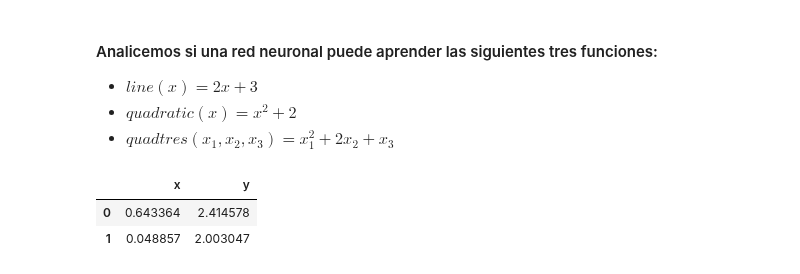
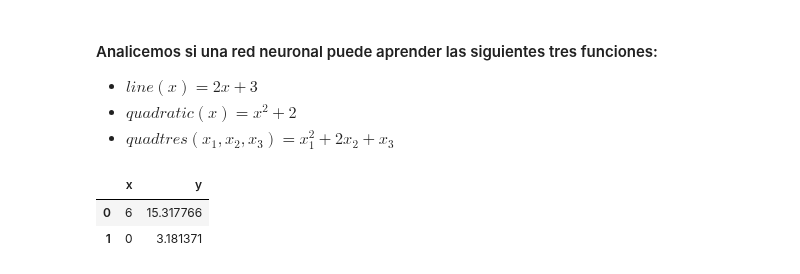
Before and after one commit to igomezv/DataScienceIntermedio, a Jupyter notebook: 4-1-Intro-a-redes-neuronales.ipynb, the cells around one changed output. Saved outputs shown, nothing was run; the diff lists cells and outputs as text; code cells hidden in the pictures.

```diff
--- a/4-1-Intro-a-redes-neuronales.ipynb
+++ b/4-1-Intro-a-redes-neuronales.ipynb
@@ -71,29 +72,33 @@ def quadtres(x):
     return y
 # %%
 # Descomentar función para generar datos
-# fn = line
-fn = quadratic
+fn = line
+# fn = quadratic
 # fn = quadtres
 
 # Seleccionar número de puntos para el dataset
 npoints = 100
+ruido = 0.2*np.random.randn(npoints)
 
 # Generar X
 ## para line y quadratic
-X = np.random.rand(npoints)
-## para quadtres
+X = np.random.randint(0, 10, npoints)
+###### para tercera opcion
 # X = np.random.rand(npoints, 3)
 
 # Generar Y
-Y = fn(X)
+Y = fn(X)+ ruido
 
 # Ver tabla de datos
 ## para line y quadratic
 data =pd.DataFrame(zip(X,Y), columns=['x', 'y'])
-## para quadtres
+
+###### para quadtres
 # data =pd.DataFrame(zip(X[:,0], X[:,1], X[:,2], Y), columns=['$x_1$', '$x_2$', '$x_3$', 'y'])
+
+
 data.head(2)
 # %% [output]
 |  | x | y |
-| 0 | 0.643364 | 2.414578 |
-| 1 | 0.048857 | 2.003047 |
+| 0 | 6 | 15.317766 |
+| 1 | 0 | 3.181371 |
```
Also changed, not shown: parts of 33 cells of this notebook, 1 other file.
